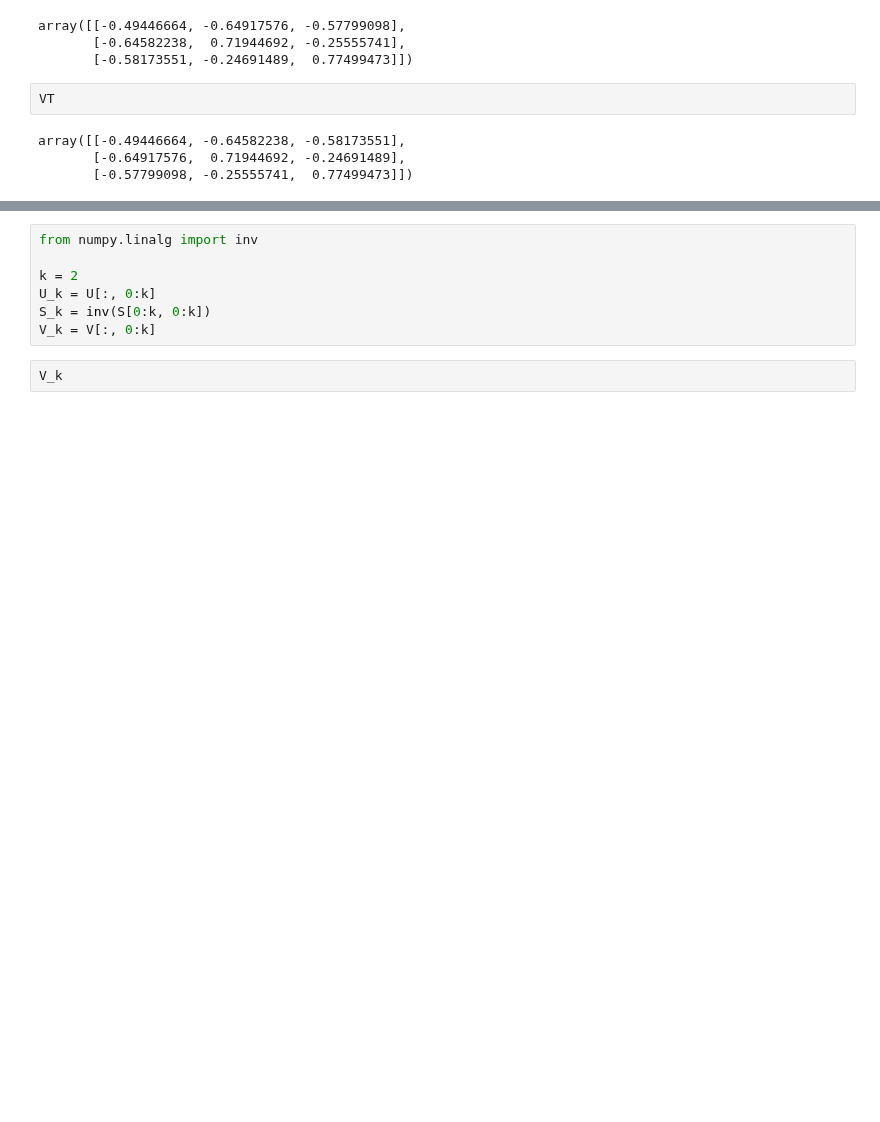
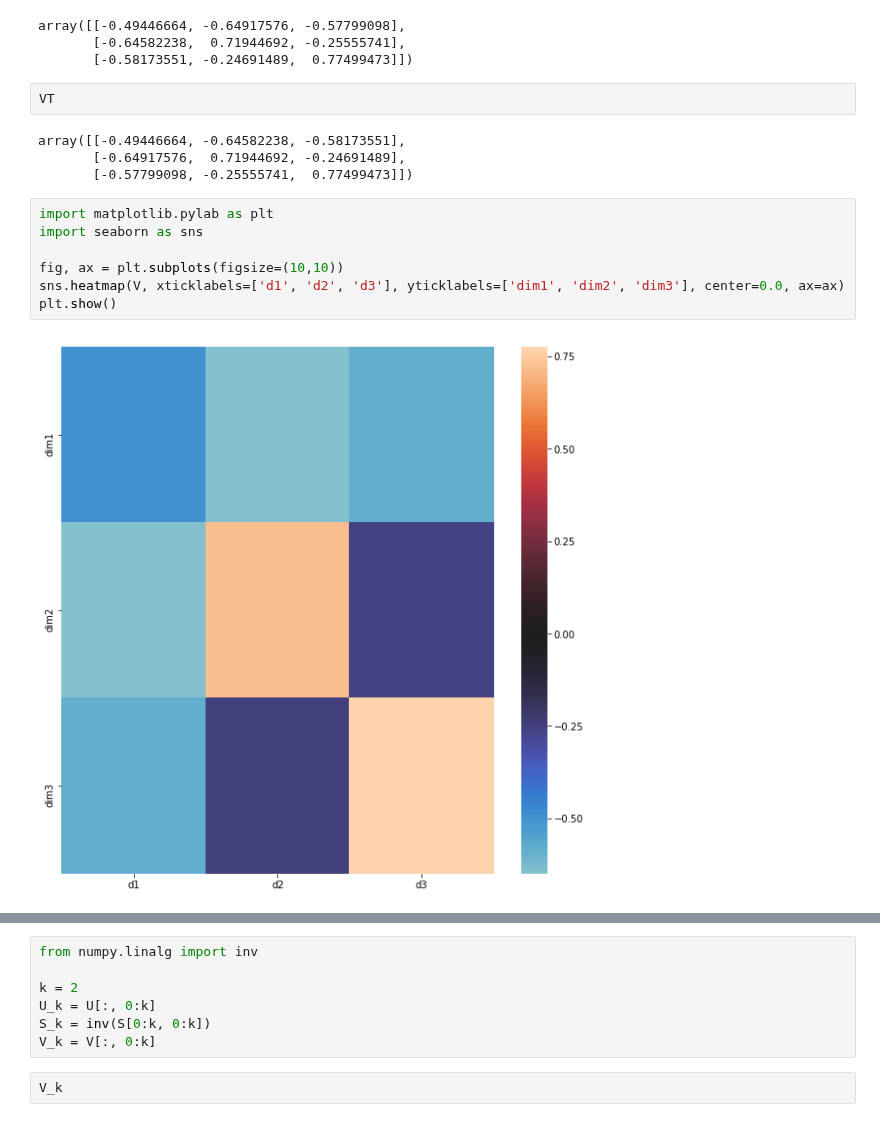
Before and after one commit to vangj/ds, a Jupyter notebook: latent-semantic-analysis.ipynb, the cells around one changed output, grey strips where cells are left out. Drawn from its saved outputs; the diff is of its cells as text; blank space fills up the shorter version.

Commit message:
add seaborn; attempt to visualize

```diff
--- a/latent-semantic-analysis.ipynb
+++ b/latent-semantic-analysis.ipynb
@@ -58,3 +58,12 @@ VT
 array([[-0.49446664, -0.64582238, -0.58173551],
        [-0.64917576,  0.71944692, -0.24691489],
        [-0.57799098, -0.25555741,  0.77499473]])
+# %%
+import matplotlib.pylab as plt
+import seaborn as sns
+
+fig, ax = plt.subplots(figsize=(10,10))
+sns.heatmap(V, xticklabels=['d1', 'd2', 'd3'], yticklabels=['dim1', 'dim2', 'dim3'], center=0.0, ax=ax)
+plt.show()
+# %% [output]
+[figure, added]
```
Also changed, not shown: parts of 5 cells of this notebook, 1 other file.
